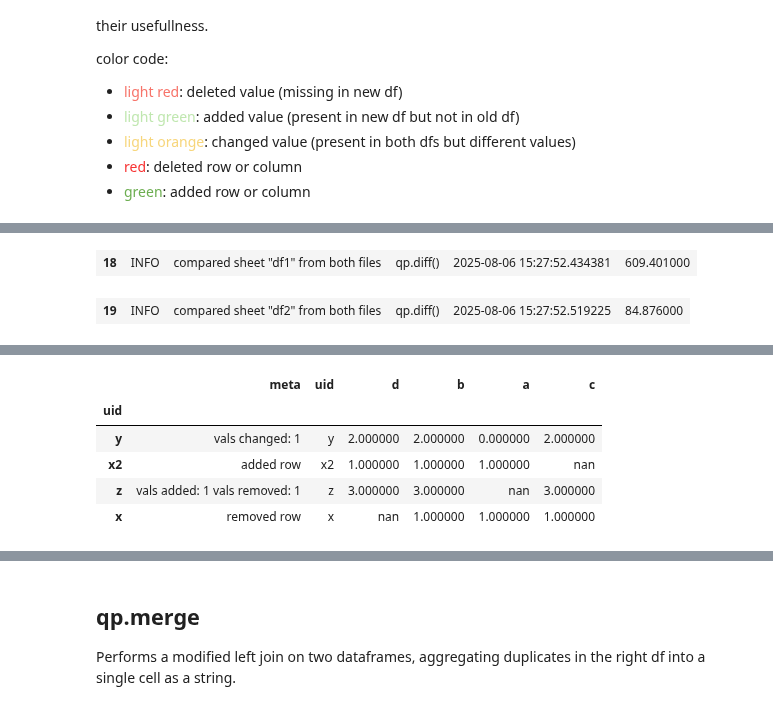
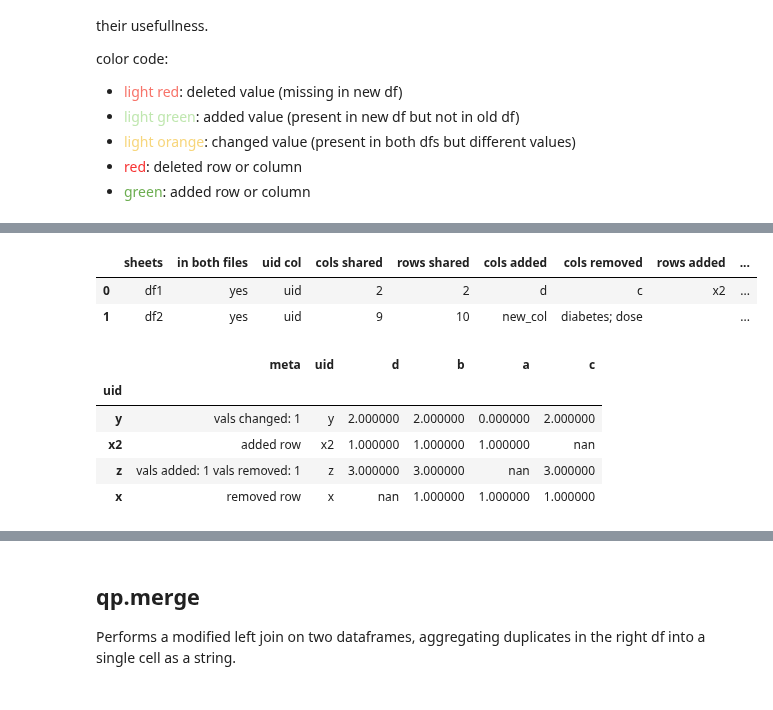
Before and after one commit to MartinVoelkl94/qplib_dev, a Jupyter notebook: interactive_demo.ipynb, the cells around one changed output, grey strips where cells are left out. Cells and saved outputs as stored; diff of their text form; code cells hidden in the pictures.

```diff
--- a/interactive_demo.ipynb
+++ b/interactive_demo.ipynb
@@ -1366,39 +1372,41 @@ mode=mix:
 #works with .csv and .xlsx files (also with multiple sheets):
 
 df1_new, df1_old = qp.get_dfs()
 
 df2_old = qp.get_df()
 df2_old.rename(columns={'ID': 'uid'}, inplace=True)
 df2_new = df2_old.iloc[1:, :10].copy()
 df2_new['new_col'] = np.nan
 df2_new.loc[3, 'name'] = 'new_name'
 df2_new.loc[[2,7], 'height'] = [170, None]
 df2_new.loc[[3,8], 'age'] = [60, pd.NA]
 
 
 with pd.ExcelWriter(f'dfs_new.xlsx') as writer:
     df1_new.to_excel(writer, sheet_name='df1', index=False)
     df2_new.to_excel(writer, sheet_name='df2', index=False)
 
 with pd.ExcelWriter(f'dfs_old.xlsx') as writer:
     df1_old.to_excel(writer, sheet_name='df1', index=False)
     df2_old.to_excel(writer, sheet_name='df2', index=False)
 
 
 
-diffs, summary, blank = qp.diff(
+diff_obj = qp.diff(
     f'dfs_new.xlsx',
     f'dfs_old.xlsx',
     uid='uid',
-    mode='mix',
-    output='all',
     )
 
 
-os.remove('dfs_new.xlsx')
-os.remove('dfs_old.xlsx')
-
-display(summary, diffs['df1'], diffs['df2'])
+display(diff_obj.summary(), diff_obj.show('mix', 'df1'), diff_obj.show('mix', 'df2'))
 # %% [output]
-| 18 | INFO | compared sheet "df1" from both files | qp.diff() | 2025-08-06 15:27:52.434381 | 609.401000 |
+|  | sheets | in both files | uid col | cols shared | rows shared | cols added | cols removed | rows added | ... |
+| 0 | df1 | yes | uid | 2 | 2 | d | c | x2 | ... |
+| 1 | df2 | yes | uid | 9 | 10 | new_col | diabetes; dose |  | ... |
-| 19 | INFO | compared sheet "df2" from both files | qp.diff() | 2025-08-06 15:27:52.519225 | 84.876000 |
+|  | meta | uid | d | b | a | c |
+| uid |  |  |  |  |  |  |
+| y | vals changed: 1 | y | 2.000000 | 2.000000 | 0.000000 | 2.000000 |
+| x2 | added row | x2 | 1.000000 | 1.000000 | 1.000000 | nan |
+| z | vals added: 1 vals removed: 1 | z | 3.000000 | 3.000000 | nan | 3.000000 |
+| x | removed row | x | nan | 1.000000 | 1.000000 | 1.000000 |
@@ -1408,6 +1425,0 @@ display(summary, diffs['df1'], diffs['df2'])
-|  | meta | uid | d | b | a | c |
-| uid |  |  |  |  |  |  |
-| y | vals changed: 1 | y | 2.000000 | 2.000000 | 0.000000 | 2.000000 |
-| x2 | added row | x2 | 1.000000 | 1.000000 | 1.000000 | nan |
-| z | vals added: 1 vals removed: 1 | z | 3.000000 | 3.000000 | nan | 3.000000 |
-| x | removed row | x | nan | 1.000000 | 1.000000 | 1.000000 |
```
Also changed, not shown: parts of 9 cells of this notebook, 5 other files.
